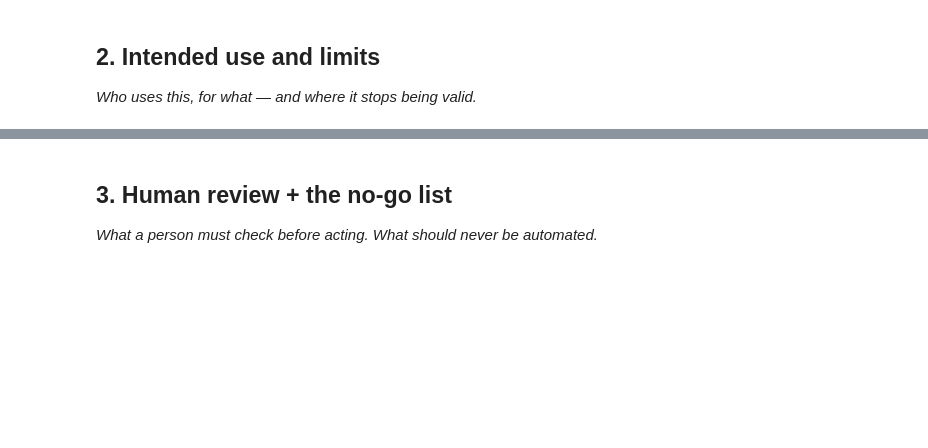
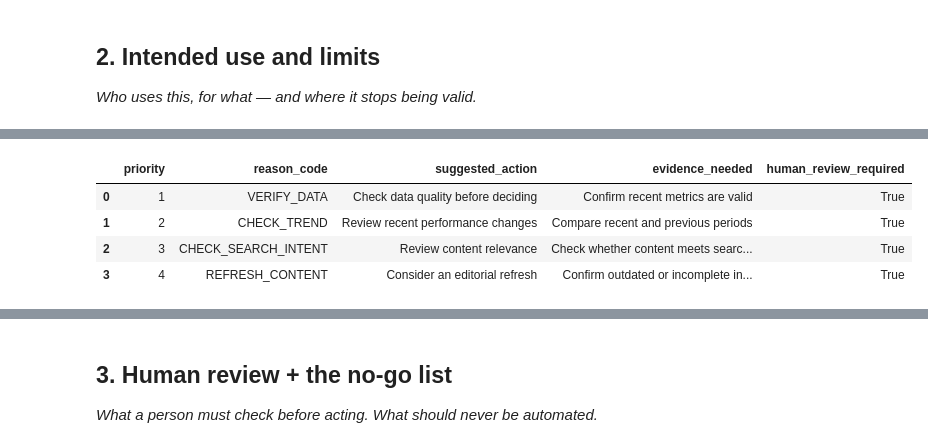
Before and after one commit to Ruchi74/flyrank-ml-internship, a Jupyter notebook: work/notebooks/w07_action_playbook.ipynb, the cells around one changed output, grey strips where cells are left out. Cells and saved outputs as stored; diff of their text form; code cells hidden in the pictures; blank space fills up the shorter version.

```diff
--- a/work/notebooks/w07_action_playbook.ipynb
+++ b/work/notebooks/w07_action_playbook.ipynb
@@ -19,0 +98,33 @@ This skeleton is yours to fill. Work the sections **in order** — each one has
+# %%
+import pandas as pd
+
+example_queue = pd.DataFrame({
+    "priority": [1, 2, 3, 4],
+    "reason_code": [
+        "VERIFY_DATA",
+        "CHECK_TREND",
+        "CHECK_SEARCH_INTENT",
+        "REFRESH_CONTENT"
+    ],
+    "suggested_action": [
+        "Check data quality before deciding",
+        "Review recent performance changes",
+        "Review content relevance",
+        "Consider an editorial refresh"
+    ],
+    "evidence_needed": [
+        "Confirm recent metrics are valid",
+        "Compare recent and previous periods",
+        "Check whether content meets search intent",
+        "Confirm outdated or incomplete information"
+    ],
+    "human_review_required": [True, True, True, True]
+})
+
+display(example_queue)
+# %% [output]
+|  | priority | reason_code | suggested_action | evidence_needed | human_review_required |
+| 0 | 1 | VERIFY_DATA | Check data quality before deciding | Confirm recent metrics are valid | True |
+| 1 | 2 | CHECK_TREND | Review recent performance changes | Compare recent and previous periods | True |
+| 2 | 3 | CHECK_SEARCH_INTENT | Review content relevance | Check whether content meets searc... | True |
+| 3 | 4 | REFRESH_CONTENT | Consider an editorial refresh | Confirm outdated or incomplete in... | True |
```
Also changed, not shown: parts of 14 cells of this notebook.
